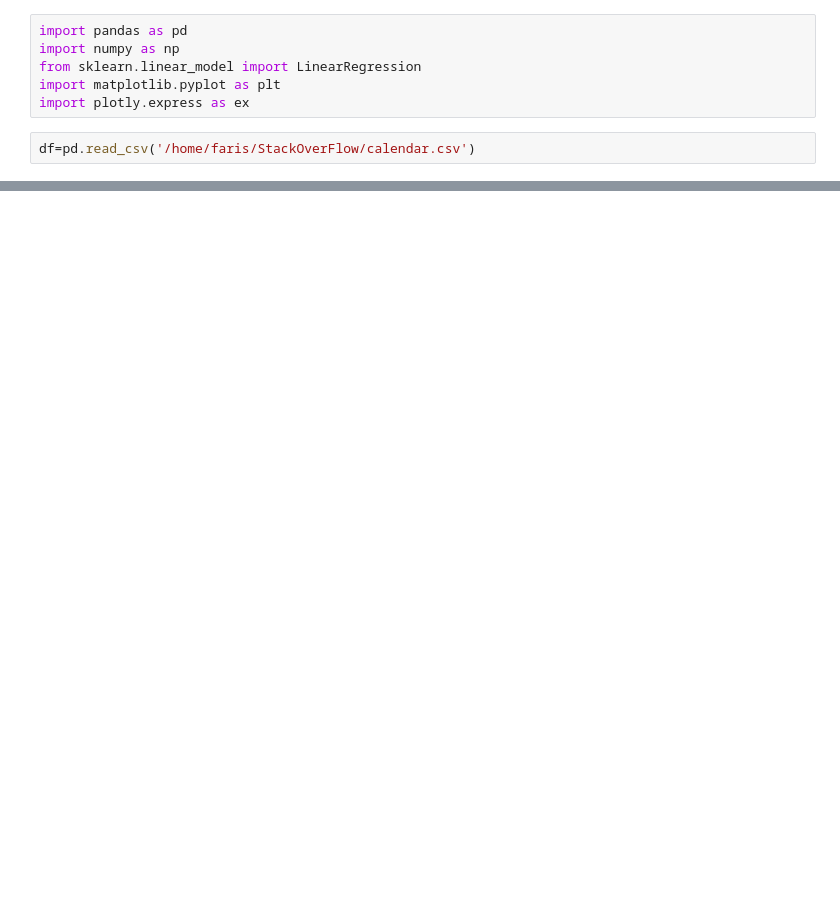
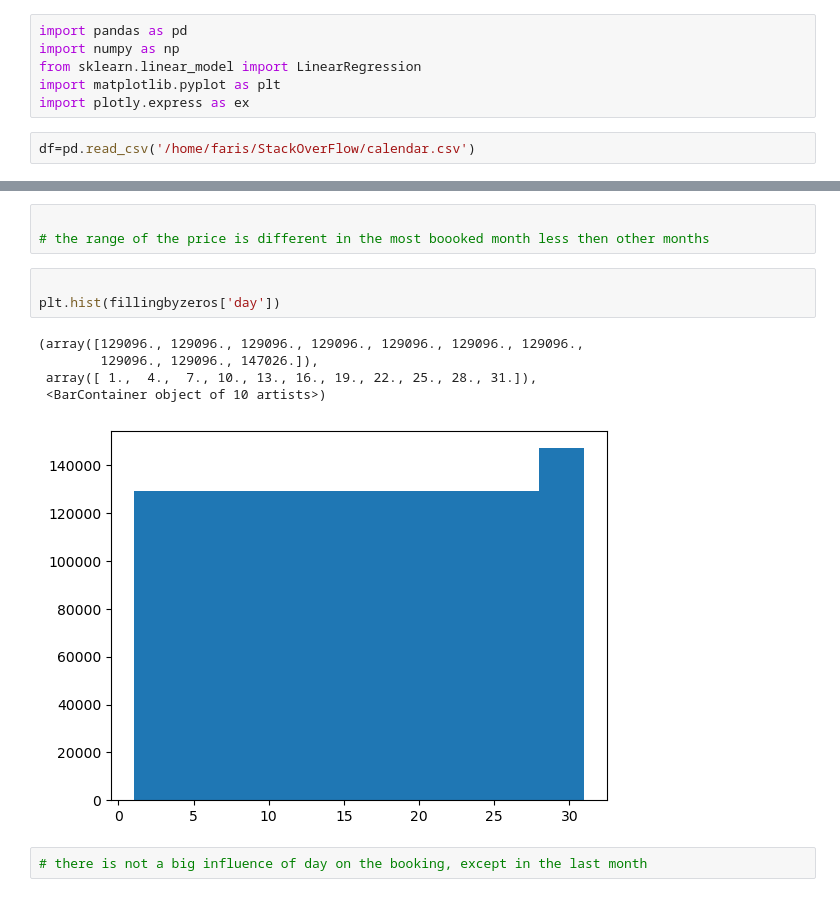
Before and after one commit to fares1419/Saudi-booking, a Jupyter notebook: code.ipynb, the cells around one changed output, grey strips where cells are left out. Saved outputs shown, nothing was run; the diff lists cells and outputs as text; blank space fills up the shorter version.

```diff
--- a/code.ipynb
+++ b/code.ipynb
@@ -102,0 +147,14 @@ plt.hist(df['month'])
+# %%
+
+# the range of the price is different in the most boooked month less then other months
+# %%
+
+plt.hist(fillingbyzeros['day'])
+# %% [output]
+(array([129096., 129096., 129096., 129096., 129096., 129096., 129096.,
+        129096., 129096., 147026.]),
+ array([ 1.,  4.,  7., 10., 13., 16., 19., 22., 25., 28., 31.]),
+ <BarContainer object of 10 artists>)
+[figure, added]
+# %%
+# there is not a big influence of day on the booking, except in the last month
```
Also changed, not shown: parts of 20 cells of this notebook, 3 other files.
